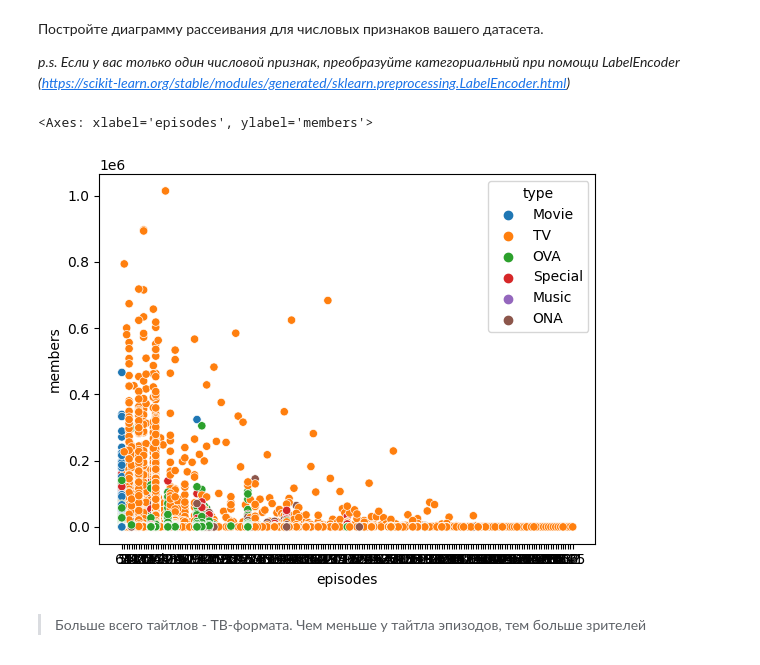
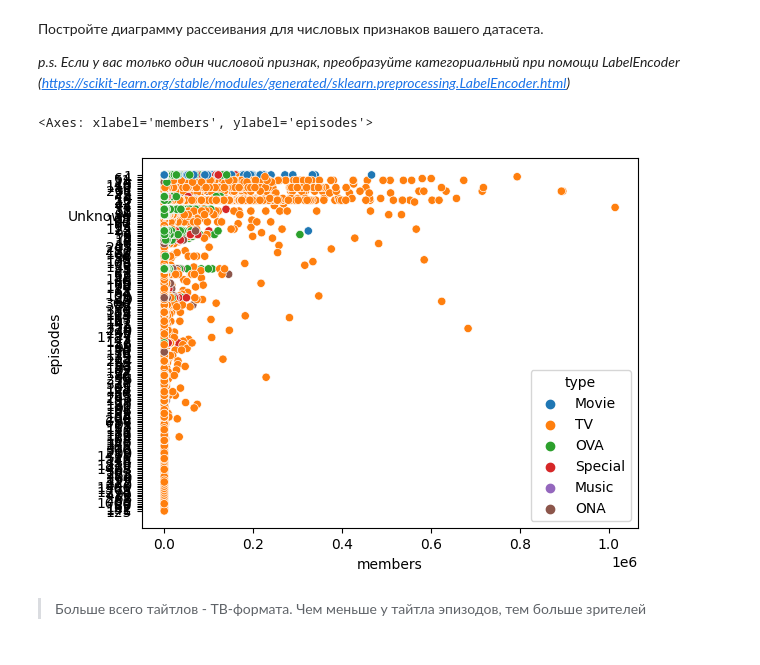
Before and after one commit to TheGodseeker/ML_PR, a Jupyter notebook: Задание_2.ipynb, the cells around one changed output. Drawn from its saved outputs; the diff is of its cells as text; code cells hidden in the pictures.

```diff
--- a/Задание_2.ipynb
+++ b/Задание_2.ipynb
@@ -191,15 +192,15 @@ sns.boxplot( y = list(types.values()))
 # %%
 #plt.figure()
 #plt.scatter(df['episodes'], df['members'], color='purple')
 #plt.title('Диаграмма рассеивания для episodes и members')
 #plt.xlabel('episodes')
 #plt.ylabel('members')
 #plt.show()
 
-sns.scatterplot(data = df, x = "episodes", y = "members", hue="type")
+sns.scatterplot(data = df, y = "episodes", x = "members", hue="type")
 # %% [output]
-<Axes: xlabel='episodes', ylabel='members'>
+<Axes: xlabel='members', ylabel='episodes'>
-[figure, old version]
+[figure, new version]
 # %% [markdown]
 
 
```
Also changed, not shown: parts of 6 cells of this notebook.
